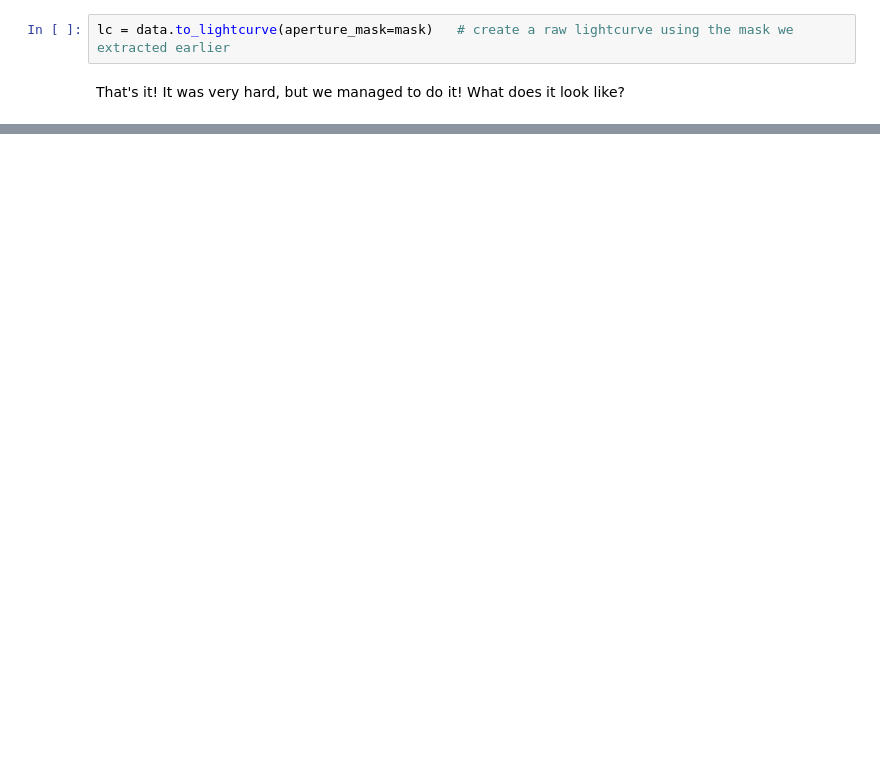
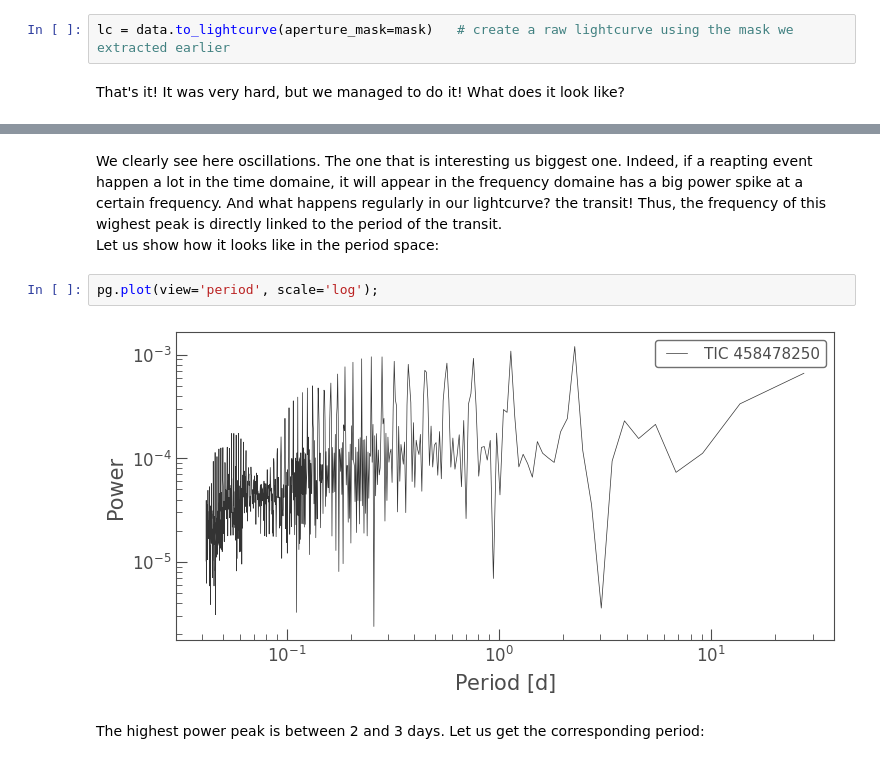
Before and after one commit to Tenivar/PicDuMidi2024, a Jupyter notebook: 04_transit.ipynb, the cells around one changed output, grey strips where cells are left out. Saved outputs shown, nothing was run; the diff lists cells and outputs as text; blank space fills up the shorter version.

```diff
--- a/04_transit.ipynb
+++ b/04_transit.ipynb
@@ -118,3 +121,12 @@ pg.plot(scale='log');
+# %% [markdown]
+We clearly see here oscillations. The one that is interesting us biggest one. Indeed, if a reapting event happen a lot in the time domaine, it will appear in the frequency domaine has a big power spike at a certain frequency. And what happens regularly in our lightcurve? the transit! Thus, the frequency of this wighest peak is directly linked to the period of the transit.\
+Let us show how it looks like in the period space:
+# %%
+pg.plot(view='period', scale='log');
+# %% [output]
+[figure, added]
+# %% [markdown]
+The highest power peak is between 2 and 3 days. Let us get the corresponding period:
 # %%
 period = pg.period_at_max_power
 period
```
Also changed, not shown: parts of 31 cells of this notebook.
